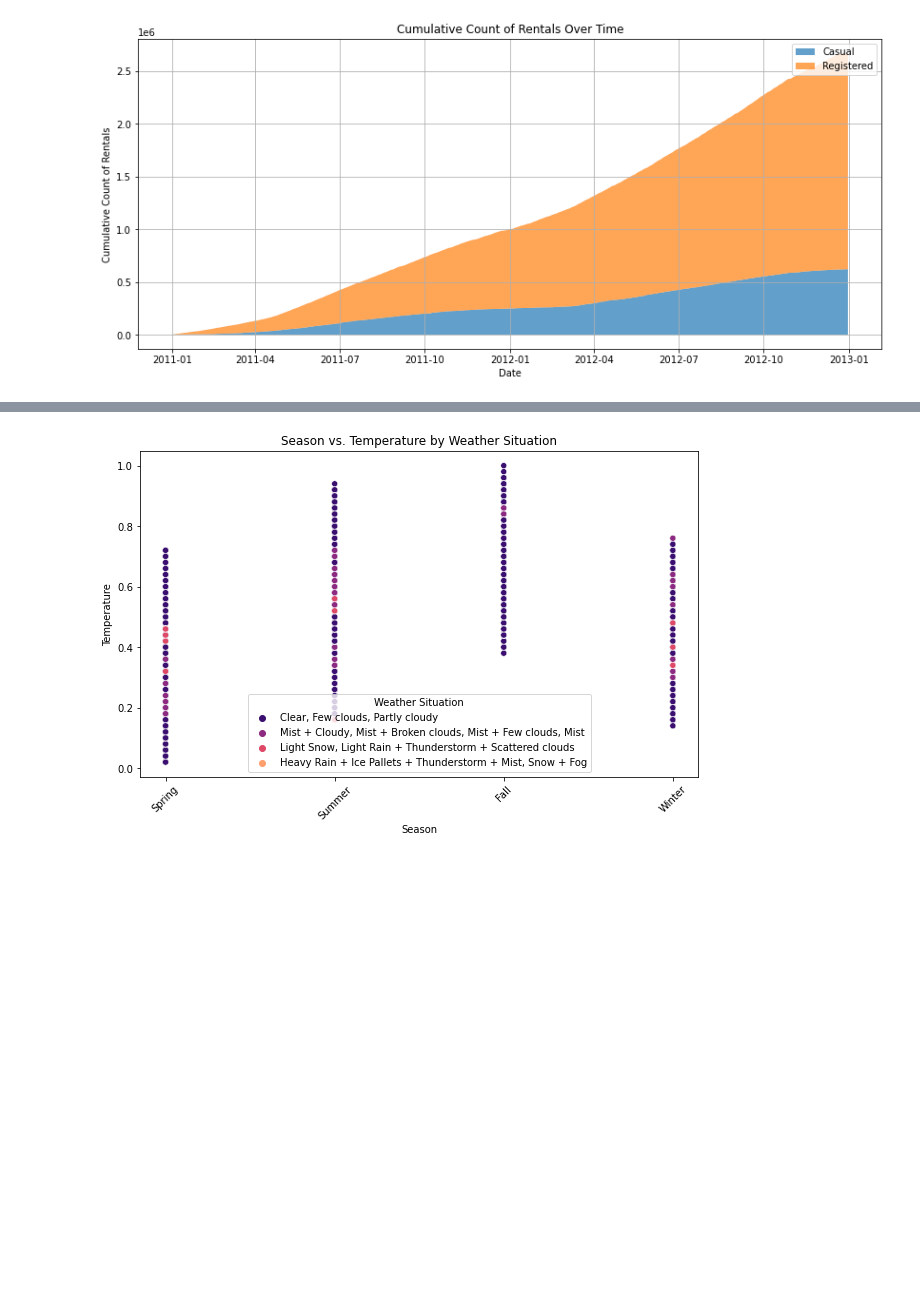
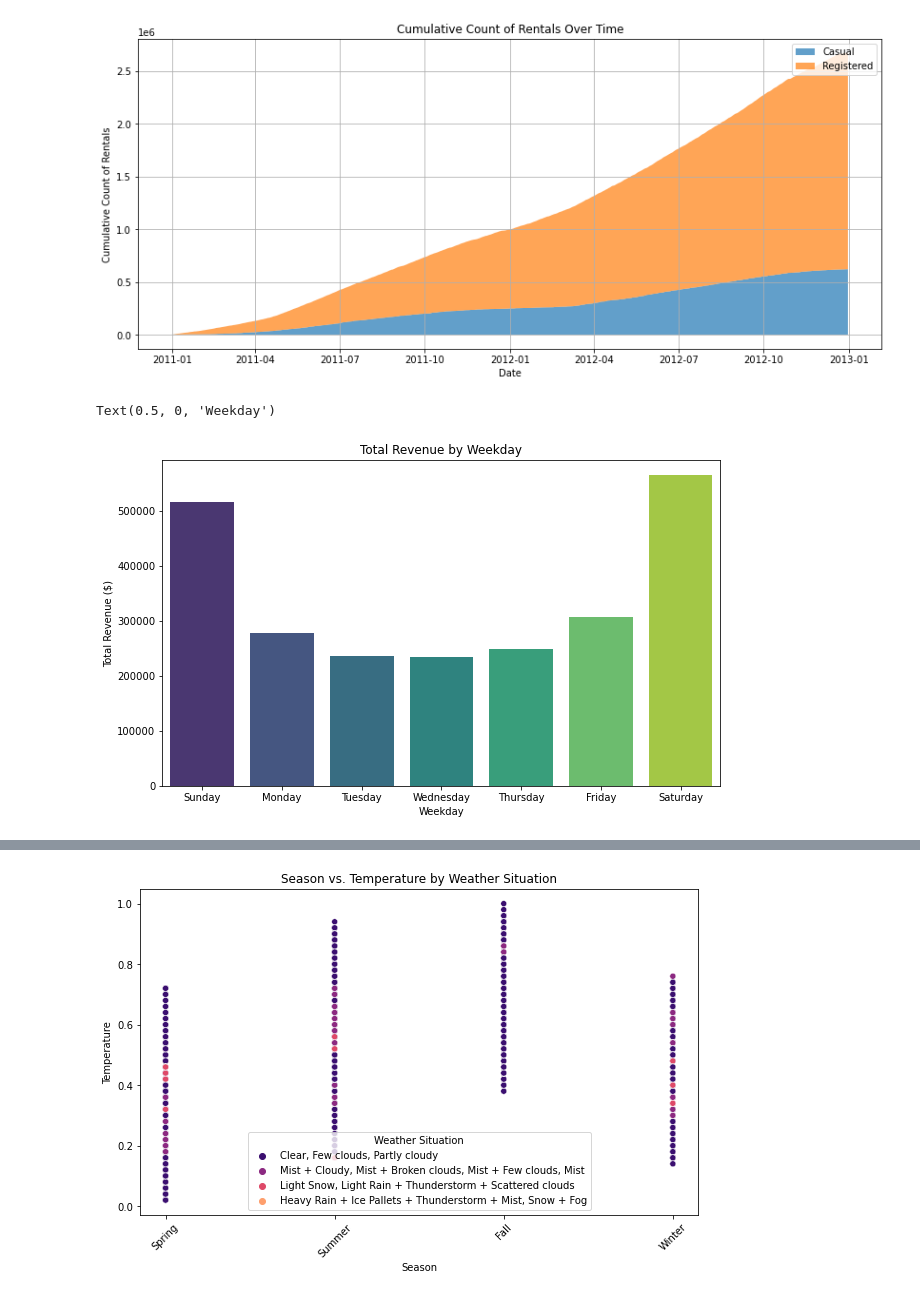
Before and after one commit to kbaum215/Bike-Sharing-Regression-Analysis, a Jupyter notebook: Team_1_Final_Project.ipynb, the cells around one changed output, grey strips where cells are left out. Cells and saved outputs as stored; diff of their text form; code cells hidden in the pictures; blank space fills up the shorter version.

```diff
--- a/Team_1_Final_Project.ipynb
+++ b/Team_1_Final_Project.ipynb
@@ -576,3 +601,35 @@ plt.grid(True)
 plt.show()
 # %% [output]
 [figure]
+# %%
+# Make a copy of df_hour to work with the revenue data
+revenue_data = df_hour.copy()
+
+# Group by weekday and get sum of total revenue per weekday
+revenue_by_weekday = revenue_data.groupby('weekday')['Total_Revenue'].sum().reset_index()
+
+# Map the number in the weekday to its actual day name
+weekday_map = {0: 'Sunday',
+               1: 'Monday',
+               2: 'Tuesday',
+               3: 'Wednesday',
+               4: 'Thursday',
+               5: 'Friday',
+               6: 'Saturday'}
+
+revenue_by_weekday['weekday'] = revenue_by_weekday['weekday'].map(weekday_map)
+
+# Sort the dataframe by 'weekday'
+ordered_days = ['Sunday', 'Monday', 'Tuesday', 'Wednesday', 'Thursday', 'Friday', 'Saturday']
+revenue_by_weekday['weekday'] = pd.Categorical(revenue_by_weekday['weekday'], categories=ordered_days, ordered=True)
+revenue_by_weekday = revenue_by_weekday.sort_values('weekday')
+
+# Plotting
+plt.figure(figsize=(10,6))
+sns.barplot(x='weekday', y='Total_Revenue', data=revenue_by_weekday, palette='viridis')
+plt.title('Total Revenue by Weekday')
+plt.ylabel('Total Revenue ($)')
+plt.xlabel('Weekday')
+# %% [output]
+Text(0.5, 0, 'Weekday')
+[figure, added]
```
Also changed, not shown: parts of 26 cells of this notebook, 1 other file.
